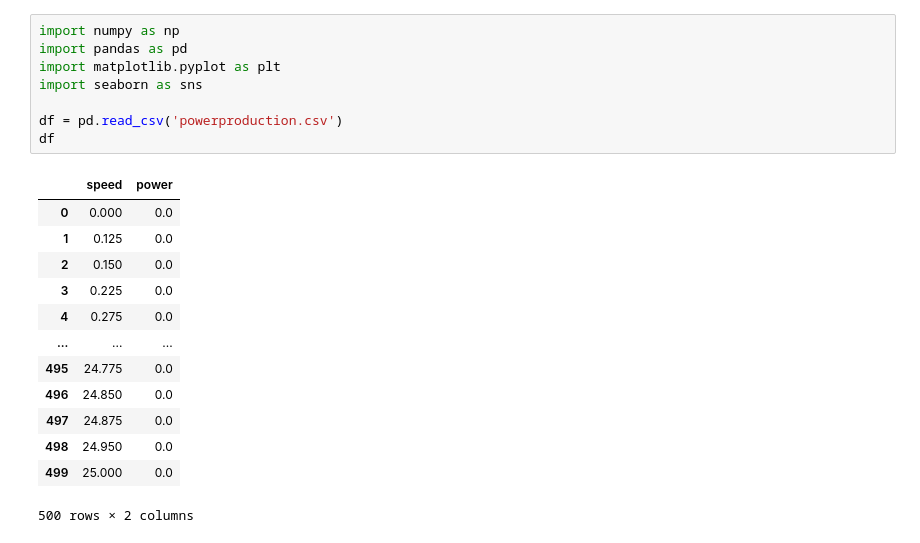
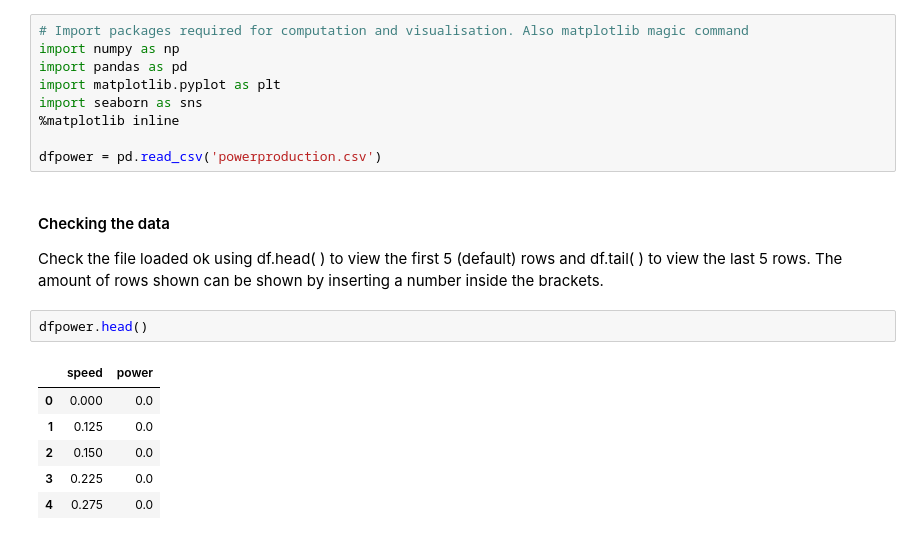
Before and after one commit to killfoley/fundamentalsofDA_project, a Jupyter notebook: Project.ipynb, the cells around one changed output. Drawn from its saved outputs; the diff is of its cells as text.

```diff
--- a/Project.ipynb
+++ b/Project.ipynb
@@ -4,22 +5,21 @@ First import python packages. Next create dataframe from the csv. Perform some i
 # %%
+# Import packages required for computation and visualisation. Also matplotlib magic command
 import numpy as np
 import pandas as pd
 import matplotlib.pyplot as plt
 import seaborn as sns
+%matplotlib inline
 
-df = pd.read_csv('powerproduction.csv')
-df
+dfpower = pd.read_csv('powerproduction.csv')
-# %% [output]
-|  | speed | power |
-| 0 | 0.000 | 0.0 |
-| 1 | 0.125 | 0.0 |
-| 2 | 0.150 | 0.0 |
-| 3 | 0.225 | 0.0 |
-| 4 | 0.275 | 0.0 |
-| ... | ... | ... |
-| 495 | 24.775 | 0.0 |
-| 496 | 24.850 | 0.0 |
-| 497 | 24.875 | 0.0 |
-| 498 | 24.950 | 0.0 |
-| 499 | 25.000 | 0.0 |
-500 rows × 2 columns
+# %% [markdown]
+#### Checking the data
+Check the file loaded ok using df.head( ) to view the first 5 (default) rows and df.tail( ) to view the last 5 rows. The amount of rows shown can be shown by inserting a number inside the brackets.
+# %%
+dfpower.head()
+# %% [output]
+|  | speed | power |
+| 0 | 0.000 | 0.0 |
+| 1 | 0.125 | 0.0 |
+| 2 | 0.150 | 0.0 |
+| 3 | 0.225 | 0.0 |
+| 4 | 0.275 | 0.0 |
```
Also changed, not shown: parts of 11 cells of this notebook.
